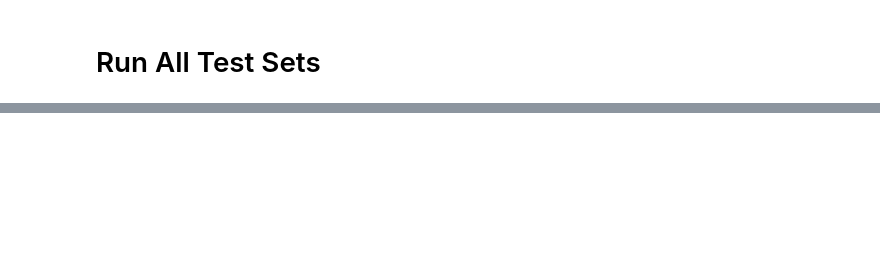
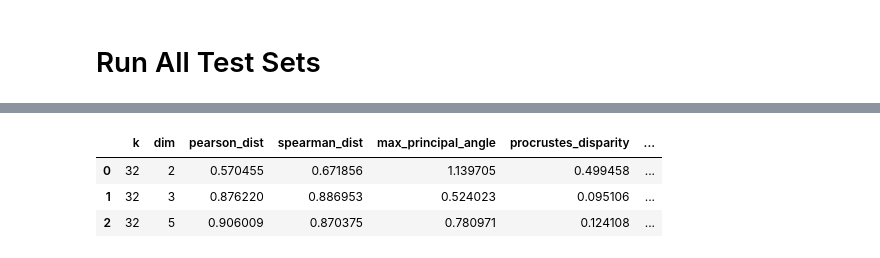
Before and after one commit to OljaOctagon/MagneticParticles, a Jupyter notebook: rigid_magnetic/ML_diffusion_map_testing.ipynb, the cells around one changed output, grey strips where cells are left out. Cells and saved outputs as stored; diff of their text form; code cells hidden in the pictures; blank space fills up the shorter version.

```diff
--- a/rigid_magnetic/ML_diffusion_map_testing.ipynb
+++ b/rigid_magnetic/ML_diffusion_map_testing.ipynb
@@ -162,0 +697,34 @@ for name, keep_groups in TEST_SETS.items():
+# %%
+MULTI_DIMS = [2, 3, 5]
+NN_OVERLAP_K = [5, 10, 20, 50]
+embed_comp_rows = []
+for k in RUN_K_VALUES:
+    emb_all_full = embeddings[("all_features", k)]
+    emb_red_full = embeddings[("reduced_no_global", k)]
+    for dimension in MULTI_DIMS:
+        emb_all = emb_all_full[:, :dimension]
+        emb_red = emb_red_full[:, :dimension]
+        d_all, d_red = pdist(emb_all), pdist(emb_red)
+        _, _, proc_disparity = procrustes(emb_all, emb_red)
+        row = {
+            "k": k, "dim": dimension,
+            "pearson_dist": pearsonr(d_all, d_red).statistic,
+            "spearman_dist": spearmanr(d_all, d_red).statistic,
+            "max_principal_angle": float(np.max(subspace_angles(np.linalg.qr(emb_all)[0], np.linalg.qr(emb_red)[0]))),
+            "procrustes_disparity": float(proc_disparity),
+        }
+        for nn_k in NN_OVERLAP_K:
+            indices_all = NearestNeighbors(n_neighbors=nn_k).fit(emb_all).kneighbors(return_distance=False)
+            indices_red = NearestNeighbors(n_neighbors=nn_k).fit(emb_red).kneighbors(return_distance=False)
+            intersections = sum(len(set(a) & set(b)) for a, b in zip(indices_all, indices_red))
+            unions = sum(len(set(a) | set(b)) for a, b in zip(indices_all, indices_red))
+            row[f"nn_intersect_{nn_k}"] = intersections / (len(emb_all) * nn_k)
+            row[f"nn_jaccard_{nn_k}"] = intersections / unions
+        embed_comp_rows.append(row)
+embed_comp_df = pd.DataFrame(embed_comp_rows)
+display(embed_comp_df)
+# %% [output]
+|  | k | dim | pearson_dist | spearman_dist | max_principal_angle | procrustes_disparity | ... |
+| 0 | 32 | 2 | 0.570455 | 0.671856 | 1.139705 | 0.499458 | ... |
+| 1 | 32 | 3 | 0.876220 | 0.886953 | 0.524023 | 0.095106 | ... |
+| 2 | 32 | 5 | 0.906009 | 0.870375 | 0.780971 | 0.124108 | ... |
```
Also changed, not shown: parts of 27 cells of this notebook, 1 other file.
